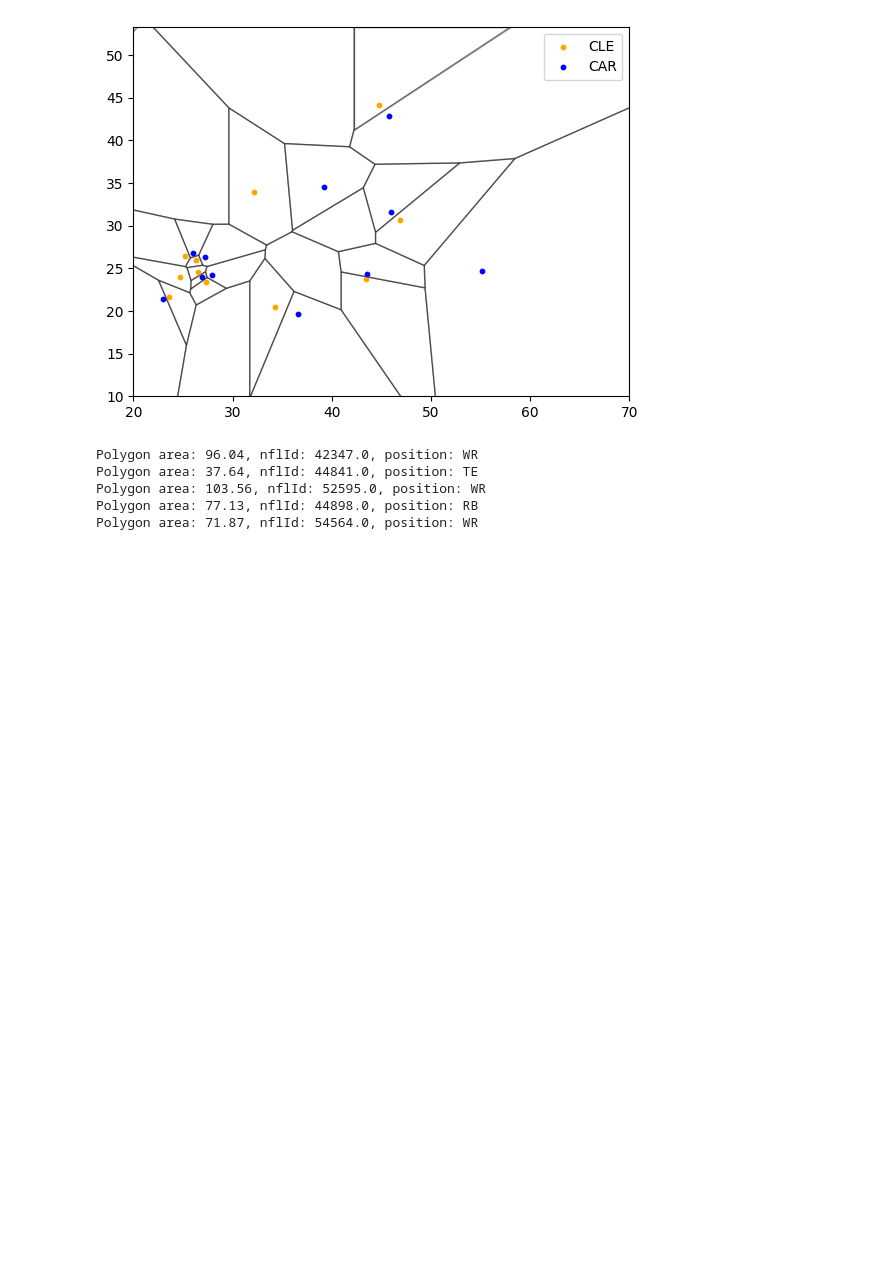
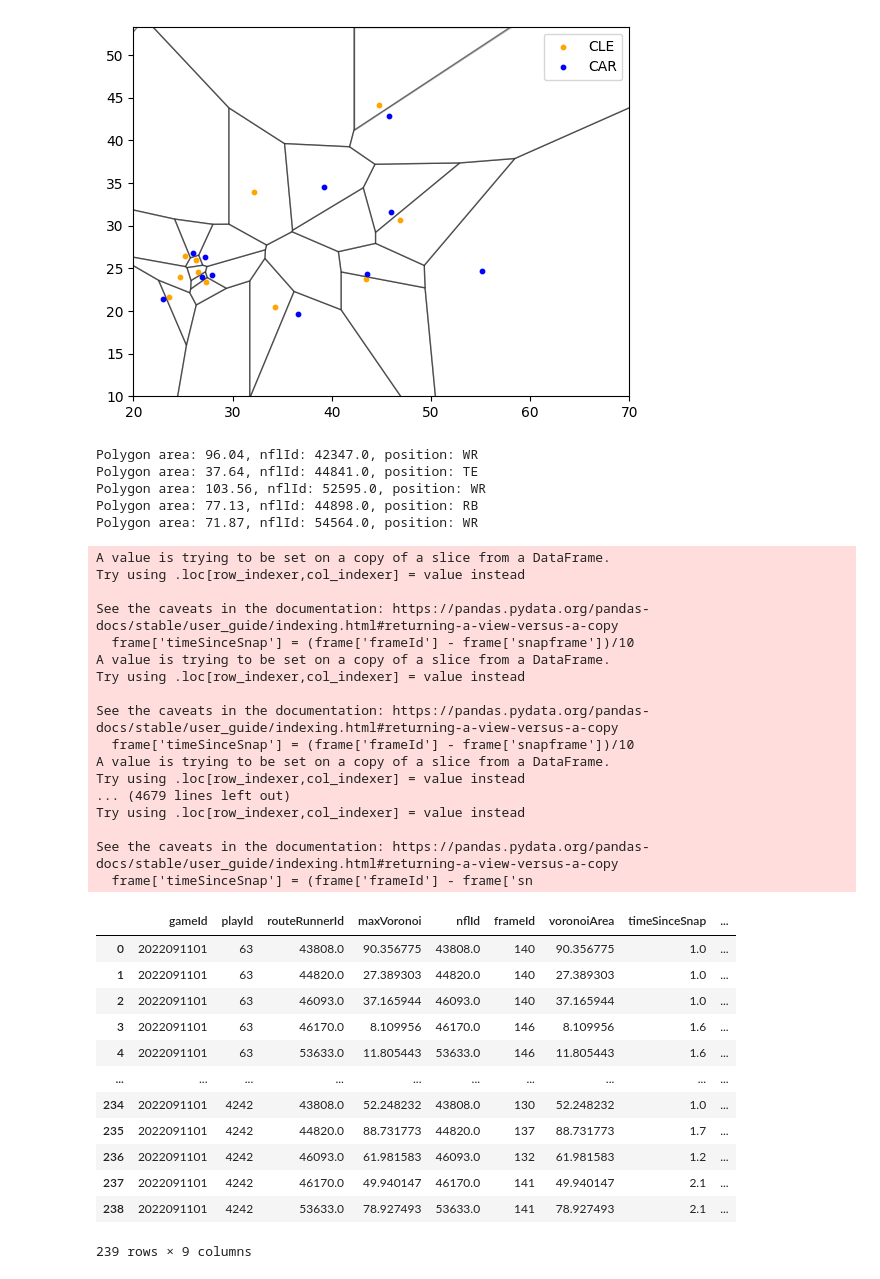
Before and after one commit to rohitbh7/nfl, a Jupyter notebook: voronoi.ipynb, the cells around one changed output. Cells and saved outputs as stored; diff of their text form; code cells hidden in the pictures; blank space fills up the shorter version.

```diff
--- a/voronoi.ipynb
+++ b/voronoi.ipynb
@@ -166,3 +156,5 @@ Polygon area: 37.64, nflId: 44841.0, position: TE
 Polygon area: 103.56, nflId: 52595.0, position: WR
 Polygon area: 77.13, nflId: 44898.0, position: RB
 Polygon area: 71.87, nflId: 54564.0, position: WR
+# %%
+plays = pd.read_csv("plays.csv")
@@ -168,0 +250,35 @@ Polygon area: 71.87, nflId: 54564.0, position: WR
+# %%
+sample = weekOneTracking[(weekOneTracking['gameId']==2022091101)]
+# %%
+max_voronoi_per_play(sample)
+# %% [output]
+A value is trying to be set on a copy of a slice from a DataFrame.
+Try using .loc[row_indexer,col_indexer] = value instead
+
+See the caveats in the documentation: https://pandas.pydata.org/pandas-docs/stable/user_guide/indexing.html#returning-a-view-versus-a-copy
+  frame['timeSinceSnap'] = (frame['frameId'] - frame['snapframe'])/10
+A value is trying to be set on a copy of a slice from a DataFrame.
+Try using .loc[row_indexer,col_indexer] = value instead
+
+See the caveats in the documentation: https://pandas.pydata.org/pandas-docs/stable/user_guide/indexing.html#returning-a-view-versus-a-copy
+  frame['timeSinceSnap'] = (frame['frameId'] - frame['snapframe'])/10
+A value is trying to be set on a copy of a slice from a DataFrame.
+Try using .loc[row_indexer,col_indexer] = value instead
+... (4679 lines left out)
+Try using .loc[row_indexer,col_indexer] = value instead
+
+See the caveats in the documentation: https://pandas.pydata.org/pandas-docs/stable/user_guide/indexing.html#returning-a-view-versus-a-copy
+  frame['timeSinceSnap'] = (frame['frameId'] - frame['sn
+|  | gameId | playId | routeRunnerId | maxVoronoi | nflId | frameId | voronoiArea | timeSinceSnap | ... |
+| 0 | 2022091101 | 63 | 43808.0 | 90.356775 | 43808.0 | 140 | 90.356775 | 1.0 | ... |
+| 1 | 2022091101 | 63 | 44820.0 | 27.389303 | 44820.0 | 140 | 27.389303 | 1.0 | ... |
+| 2 | 2022091101 | 63 | 46093.0 | 37.165944 | 46093.0 | 140 | 37.165944 | 1.0 | ... |
+| 3 | 2022091101 | 63 | 46170.0 | 8.109956 | 46170.0 | 146 | 8.109956 | 1.6 | ... |
+| 4 | 2022091101 | 63 | 53633.0 | 11.805443 | 53633.0 | 146 | 11.805443 | 1.6 | ... |
+| ... | ... | ... | ... | ... | ... | ... | ... | ... | ... |
+| 234 | 2022091101 | 4242 | 43808.0 | 52.248232 | 43808.0 | 130 | 52.248232 | 1.0 | ... |
+| 235 | 2022091101 | 4242 | 44820.0 | 88.731773 | 44820.0 | 137 | 88.731773 | 1.7 | ... |
+| 236 | 2022091101 | 4242 | 46093.0 | 61.981583 | 46093.0 | 132 | 61.981583 | 1.2 | ... |
+| 237 | 2022091101 | 4242 | 46170.0 | 49.940147 | 46170.0 | 141 | 49.940147 | 2.1 | ... |
+| 238 | 2022091101 | 4242 | 53633.0 | 78.927493 | 53633.0 | 141 | 78.927493 | 2.1 | ... |
+239 rows × 9 columns
```
Also changed, not shown: parts of 2 cells of this notebook.
